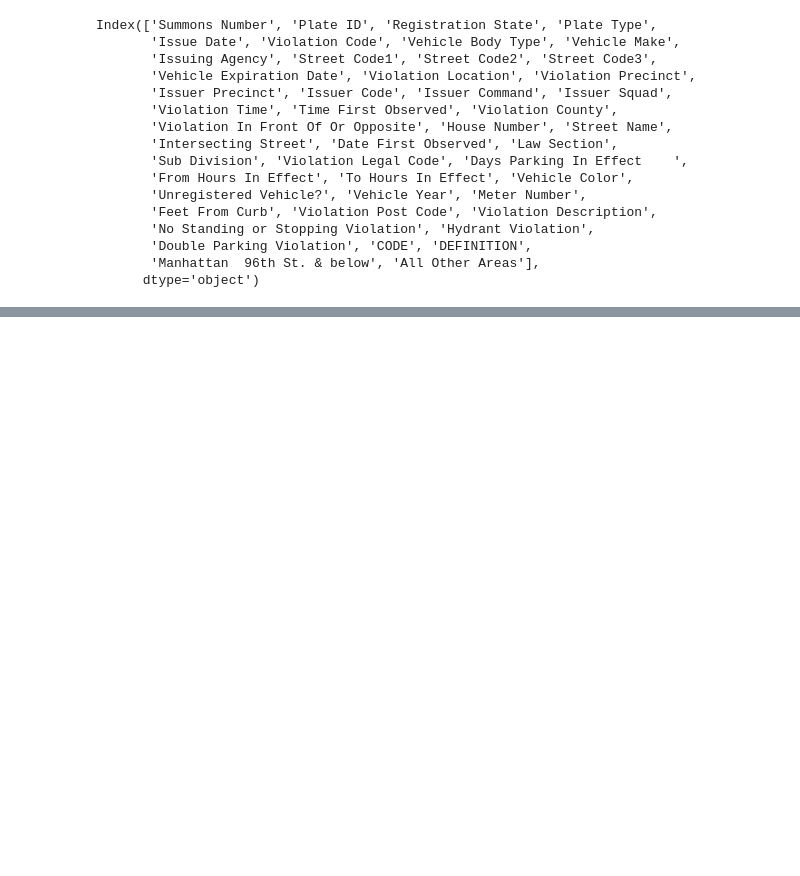
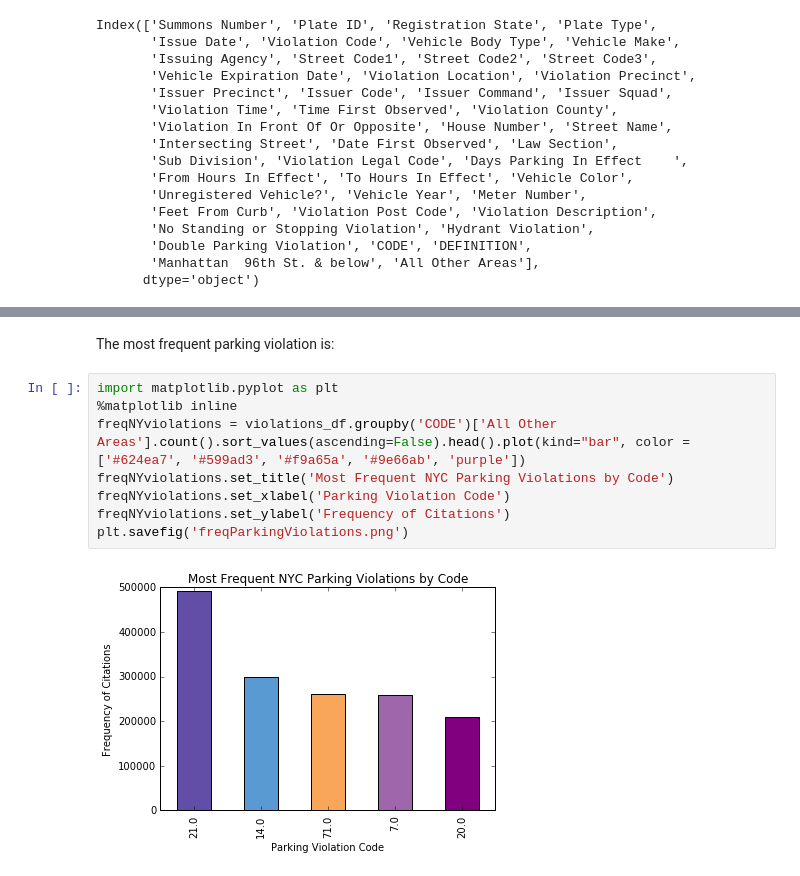
Before and after one commit to M0nica/python-foundations, a Jupyter notebook: 11/Parking Data.ipynb, the cells around one changed output, grey strips where cells are left out. Saved outputs shown, nothing was run; the diff lists cells and outputs as text; blank space fills up the shorter version.

Commit message:
created bar graphs of data with matplotlib

```diff
--- a/11/Parking Data.ipynb
+++ b/11/Parking Data.ipynb
@@ -329,0 +379,12 @@ violations_df
+# %% [markdown]
+The most frequent parking violation is:
+# %%
+import matplotlib.pyplot as plt
+%matplotlib inline
+freqNYviolations = violations_df.groupby('CODE')['All Other Areas'].count().sort_values(ascending=False).head().plot(kind="bar", color = ['#624ea7', '#599ad3', '#f9a65a', '#9e66ab', 'purple'])
+freqNYviolations.set_title('Most Frequent NYC Parking Violations by Code')
+freqNYviolations.set_xlabel('Parking Violation Code')
+freqNYviolations.set_ylabel('Frequency of Citations')
+plt.savefig('freqParkingViolations.png')
+# %% [output]
+[figure, added]
```
Also changed, not shown: parts of 23 cells of this notebook, 4 other files.
